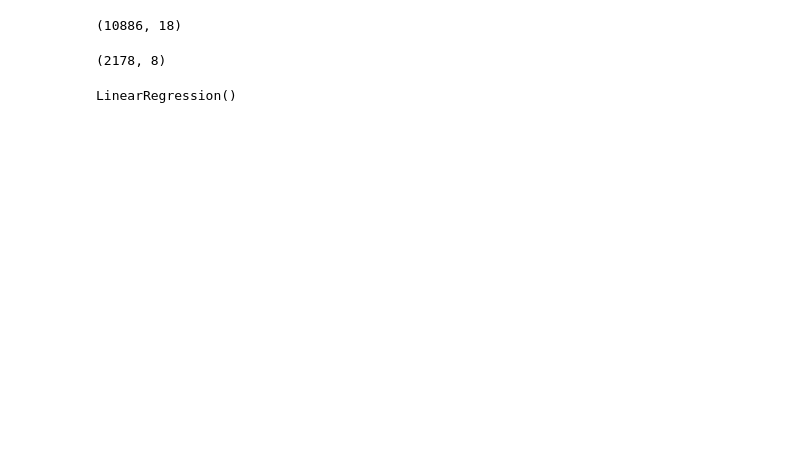
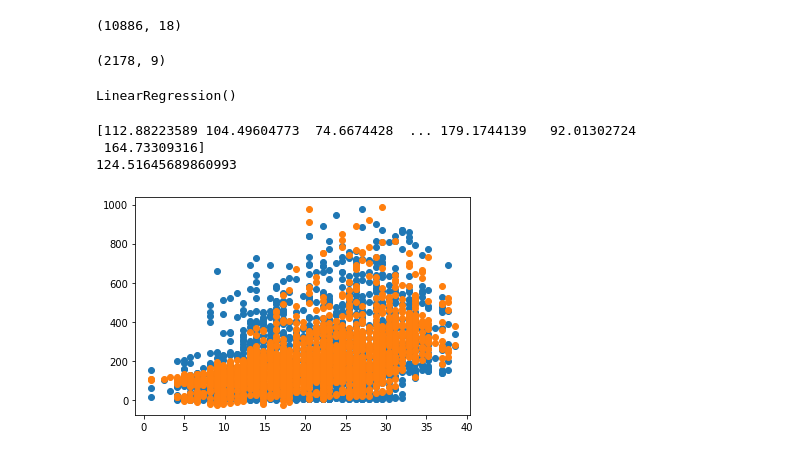
Before and after one commit to yeonseokChoe/2023-AIFFEL-QUEST, a Jupyter notebook: ExplorationQUEST01/Project2.ipynb, the cells around one changed output. Saved outputs shown, nothing was run; the diff lists cells and outputs as text; code cells hidden in the pictures; blank space fills up the shorter version.

```diff
--- a/ExplorationQUEST01/Project2.ipynb
+++ b/ExplorationQUEST01/Project2.ipynb
@@ -38,12 +37,12 @@ train.shape
 (10886, 18)
 # %%
 from sklearn.model_selection import train_test_split
-new_columns = ['season', 'holiday', 'workingday', 'weather', 'temp', 'atemp', 'humidity', 'windspeed']
-X_train, X_test, y_train, y_test = train_test_split(train[new_columns], train['count'], test_size=0.2, random_state=52)
+new_columns = ['season', 'holiday', 'workingday', 'weather', 'temp', 'atemp', 'humidity', 'windspeed', 'casual']
+X_train, X_test, y_train, y_test = train_test_split(train[new_columns], train['count'], test_size=0.2, random_state=30)
 # %%
 X_test.shape
 # %% [output]
-(2178, 8)
+(2178, 9)
 # %%
 from sklearn.linear_model import LinearRegression
 model = LinearRegression()
@@ -55,0 +52,16 @@ model.
+# %%
+from sklearn.metrics import mean_squared_error
+prediction = model.predict(X_test)
+print(prediction)
+rmse = mean_squared_error(y_test, prediction) ** 0.5
+print(rmse)
+# %% [output]
+[112.88223589 104.49604773  74.6674428  ... 179.1744139   92.01302724
+ 164.73309316]
+124.51645689860993
+# %%
+plt.scatter(X_test['temp'], y_test)
+plt.scatter(X_test['temp'], prediction)
+plt.show()
+# %% [output]
+[figure, added]
```
Also changed, not shown: parts of 4 cells of this notebook.
